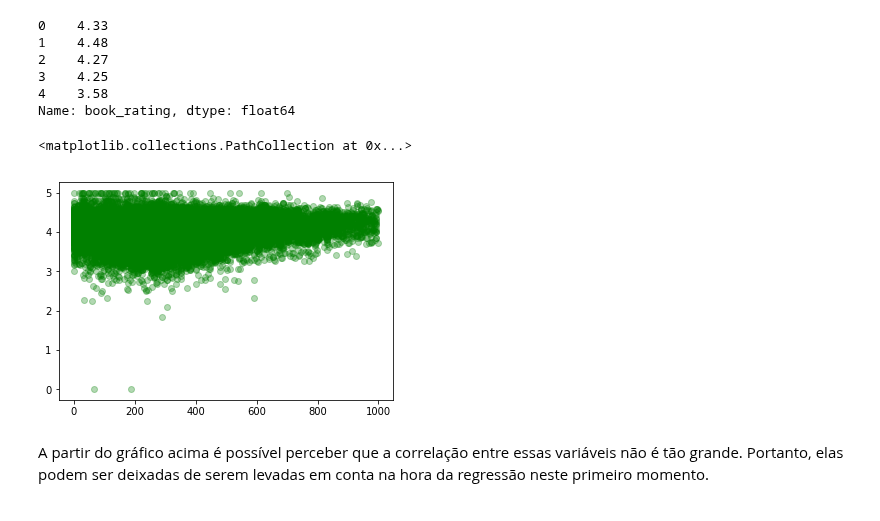
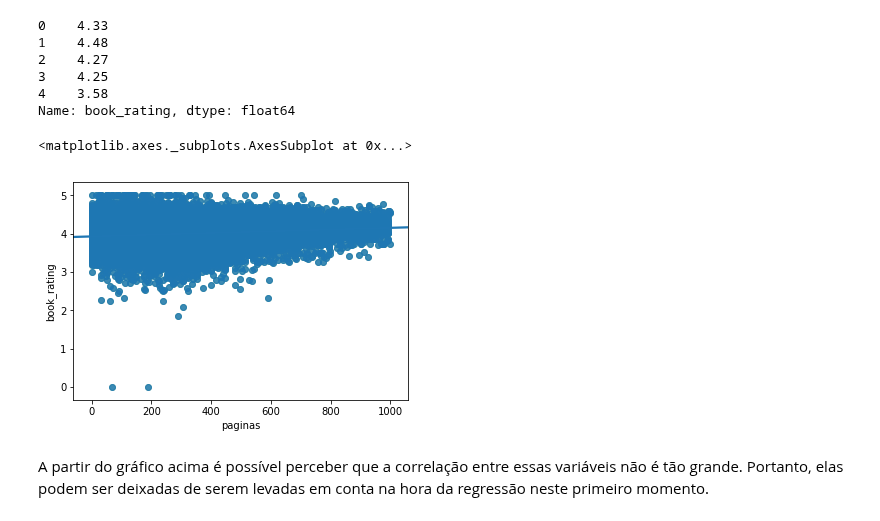
Before and after one commit to PedroHMenezes/PF_Book_rating, a Jupyter notebook: Books.ipynb, the cells around one changed output. Saved outputs shown, nothing was run; the diff lists cells and outputs as text; code cells hidden in the pictures.

```diff
--- a/Books.ipynb
+++ b/Books.ipynb
@@ -202,9 +207,10 @@ pag.book_rating.head()
 Name: book_rating, dtype: float64
 # %%
 plt.scatter(pag.paginas, pag.book_rating, color='green',alpha = 0.3)
+seaborn.regplot(x=pag.paginas,y=pag.book_rating, fit_reg=True)
 # %% [output]
-<matplotlib.collections.PathCollection at 0x...>
+<matplotlib.axes._subplots.AxesSubplot at 0x...>
-[figure, old version]
+[figure, new version]
 # %% [markdown]
 A partir do gráfico acima é possível perceber que a correlação entre essas variáveis não é tão grande. Portanto, elas podem ser deixadas de serem levadas em conta na hora da regressão neste primeiro momento.
 # %%
```
Also changed, not shown: parts of 24 cells of this notebook.
